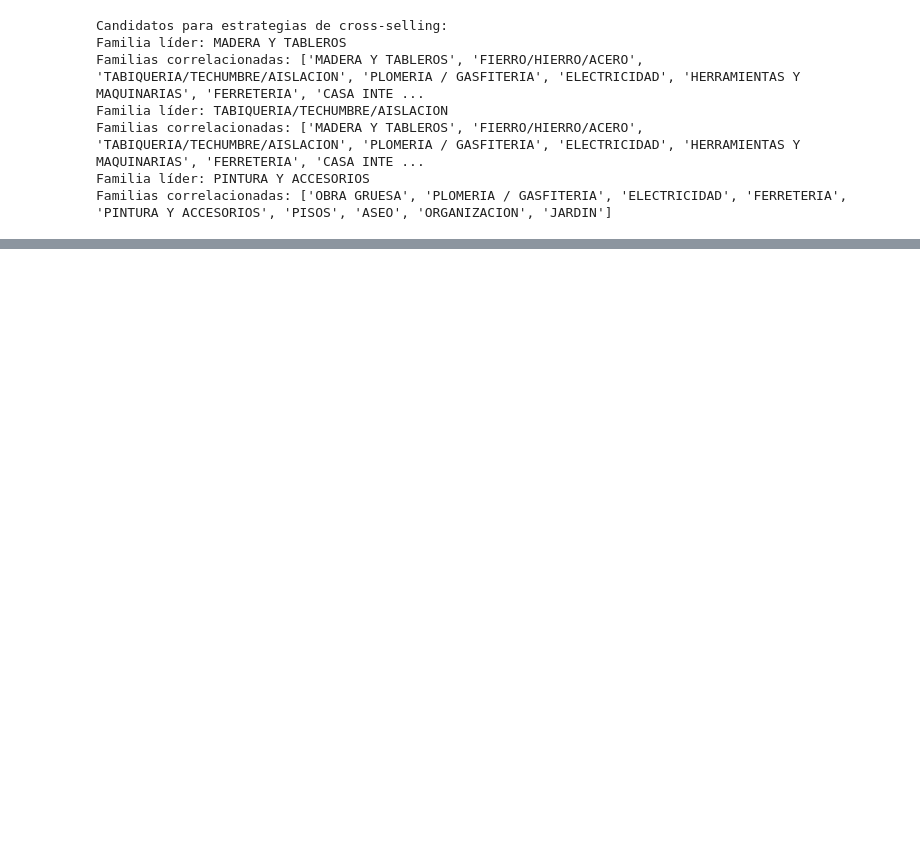
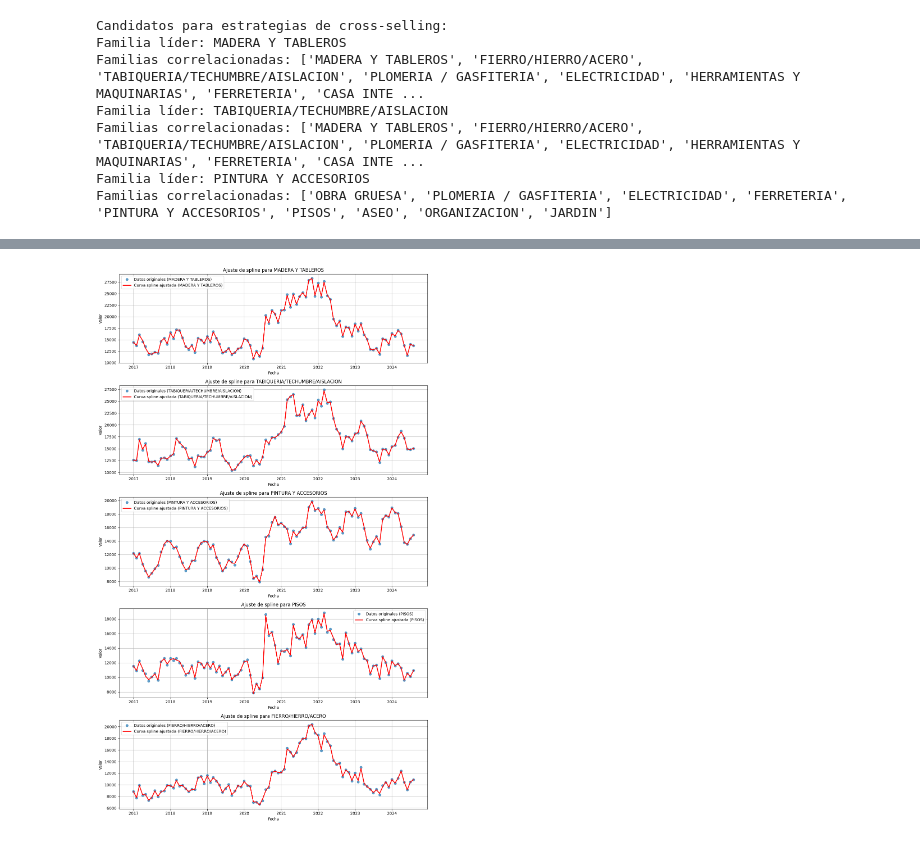
Before and after one commit to sightes/2025_Advance_Models_UBO, a Jupyter notebook: Tarea_electivo_profundizacion_1/actividad evaluada.ipynb, the cells around one changed output, grey strips where cells are left out. Cells and saved outputs as stored; diff of their text form; code cells hidden in the pictures; blank space fills up the shorter version.

```diff
--- a/Tarea_electivo_profundizacion_1/actividad evaluada.ipynb
+++ b/Tarea_electivo_profundizacion_1/actividad evaluada.ipynb
@@ -451,0 +376,28 @@ plot_labeled_relationship(data, top_families[2], cross_selling_candidates[top_fa
+# %%
+import numpy as np
+import pandas as pd
+import matplotlib.pyplot as plt
+from scipy.interpolate import UnivariateSpline
+
+def ajustar_y_graficar_splines(data, fecha_col, categorias, suavizado=0):
+    tiempo = pd.to_datetime(data[fecha_col]).map(pd.Timestamp.toordinal).values
+    plt.figure(figsize=(12, len(categorias) * 4))
+    for i, categoria in enumerate(categorias):
+        valores = data[categoria].values
+        spline = UnivariateSpline(tiempo, valores, s=suavizado)
+        valores_spline = spline(tiempo)
+        plt.subplot(len(categorias), 1, i + 1)
+        plt.plot(data[fecha_col], valores, 'o', label=f'Datos originales ({categoria})', alpha=0.7)
+        plt.plot(data[fecha_col], valores_spline, label=f'Curva spline ajustada ({categoria})', linewidth=2, color="red")
+        plt.title(f'Ajuste de spline para {categoria}')
+        plt.xlabel('Fecha')
+        plt.ylabel('Valor')
+        plt.legend()
+        plt.grid(True)
+    plt.tight_layout()
+    plt.show()
+
+
+ajustar_y_graficar_splines(data, fecha_col="dt", categorias=pd.DataFrame(average_sales.head(5)).index.tolist(), suavizado=1e6)
+# %% [output]
+[figure, added]
```
Also changed, not shown: parts of 14 cells of this notebook.
